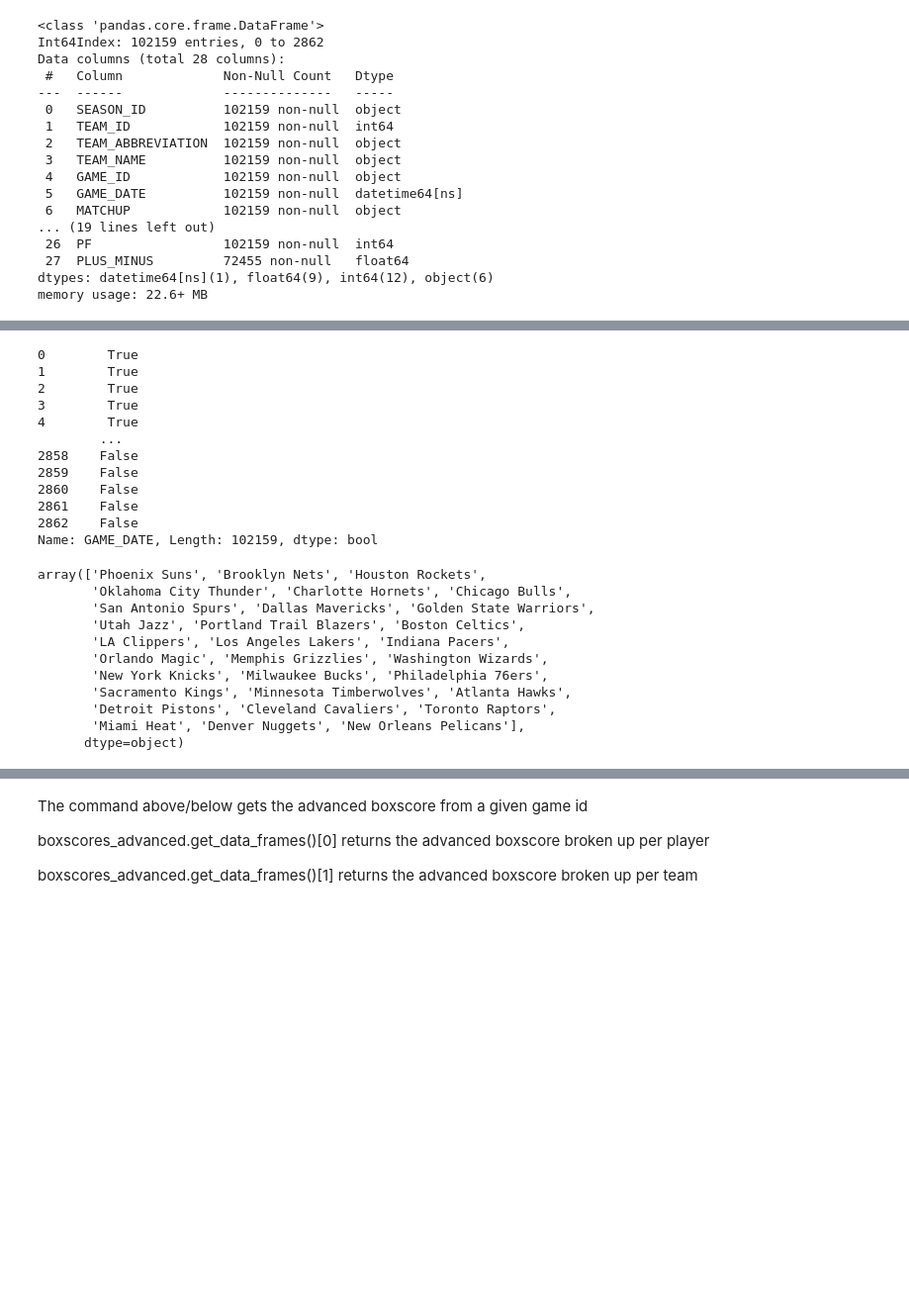
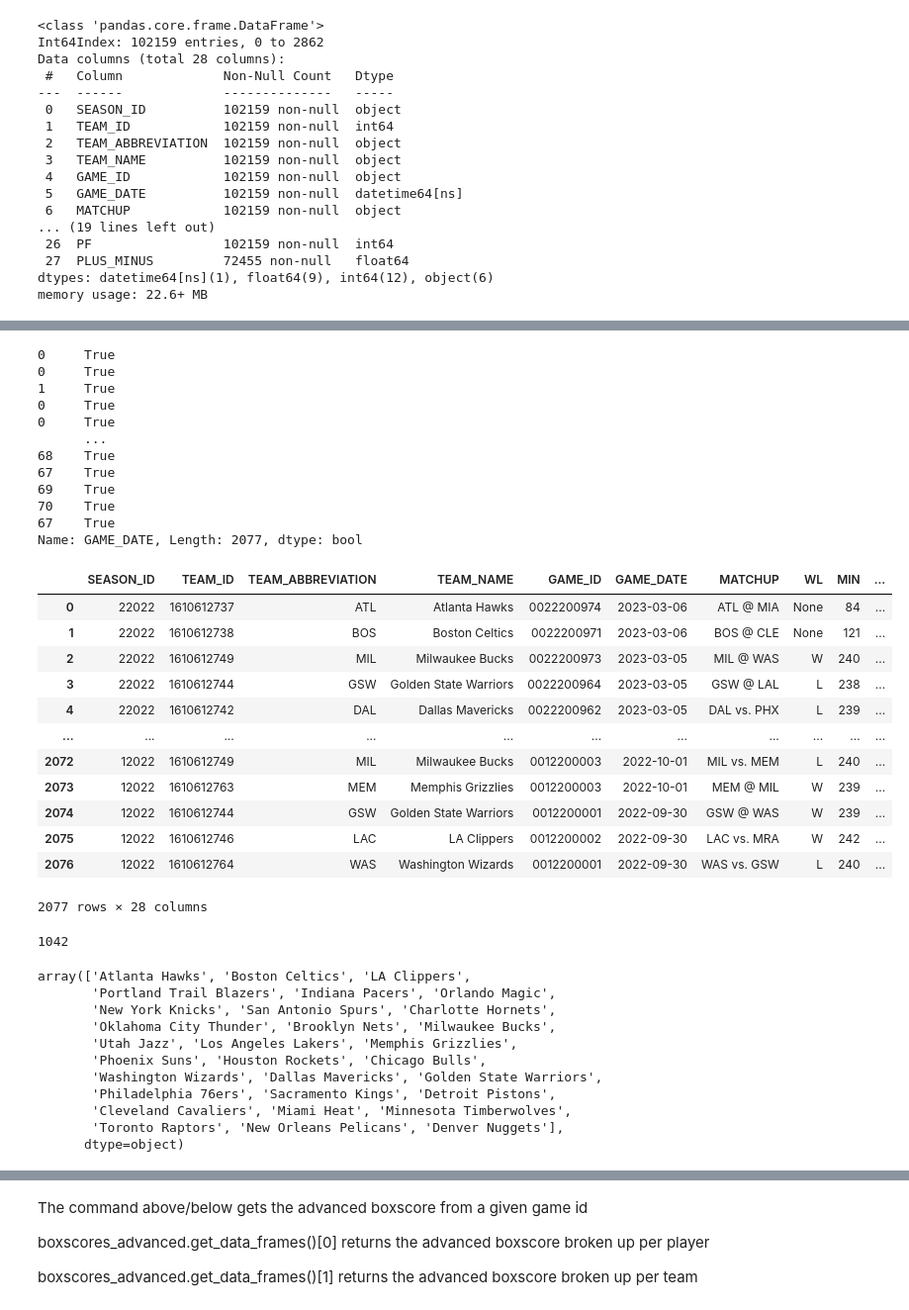
Before and after one commit to alecmatt5/nba_betting_analysis, a Jupyter notebook: nba_api_example.ipynb, the cells around one changed output, grey strips where cells are left out. Shown at 99% size. Drawn from its saved outputs; the diff is of its cells as text; code cells hidden in the pictures; blank space fills up the shorter version.

```diff
--- a/nba_api_example.ipynb
+++ b/nba_api_example.ipynb
@@ -34,3 +24,5 @@ games.head()
+# %%
+games.reset_index(drop=True, inplace=True)
 # %%
 games.info()
 # %% [output]
@@ -69,35 +61,54 @@ Name: PLUS_MINUS, Length: 102159, dtype: float64
 # %%
 games['GAME_DATE'] > "2015-09-01"
 # %% [output]
-0        True
-1        True
-2        True
-3        True
-4        True
-        ...
-2858    False
-2859    False
-2860    False
-2861    False
-2862    False
-Name: GAME_DATE, Length: 102159, dtype: bool
+0     True
+0     True
+1     True
+0     True
+0     True
+      ...
+68    True
+67    True
+69    True
+70    True
+67    True
+Name: GAME_DATE, Length: 2077, dtype: bool
 # %%
 games = games[games['GAME_DATE'] > "2022-09-01"].sort_values(by='GAME_DATE', ascending=False)
+# %%
+games
+# %% [output]
+|  | SEASON_ID | TEAM_ID | TEAM_ABBREVIATION | TEAM_NAME | GAME_ID | GAME_DATE | MATCHUP | WL | MIN | ... |
+| 0 | 22022 | 1610612737 | ATL | Atlanta Hawks | 0022200974 | 2023-03-06 | ATL @ MIA | None | 84 | ... |
+| 1 | 22022 | 1610612738 | BOS | Boston Celtics | 0022200971 | 2023-03-06 | BOS @ CLE | None | 121 | ... |
+| 2 | 22022 | 1610612749 | MIL | Milwaukee Bucks | 0022200973 | 2023-03-05 | MIL @ WAS | W | 240 | ... |
+| 3 | 22022 | 1610612744 | GSW | Golden State Warriors | 0022200964 | 2023-03-05 | GSW @ LAL | L | 238 | ... |
+| 4 | 22022 | 1610612742 | DAL | Dallas Mavericks | 0022200962 | 2023-03-05 | DAL vs. PHX | L | 239 | ... |
+| ... | ... | ... | ... | ... | ... | ... | ... | ... | ... | ... |
+| 2072 | 12022 | 1610612749 | MIL | Milwaukee Bucks | 0012200003 | 2022-10-01 | MIL vs. MEM | L | 240 | ... |
+| 2073 | 12022 | 1610612763 | MEM | Memphis Grizzlies | 0012200003 | 2022-10-01 | MEM @ MIL | W | 239 | ... |
+| 2074 | 12022 | 1610612744 | GSW | Golden State Warriors | 0012200001 | 2022-09-30 | GSW @ WAS | W | 239 | ... |
+| 2075 | 12022 | 1610612746 | LAC | LA Clippers | 0012200002 | 2022-09-30 | LAC vs. MRA | W | 242 | ... |
+| 2076 | 12022 | 1610612764 | WAS | Washington Wizards | 0012200001 | 2022-09-30 | WAS vs. GSW | L | 240 | ... |
+2077 rows × 28 columns
 # %%
 game_ids = games['GAME_ID'].unique().tolist()
+len(game_ids)
+# %% [output]
+1042
 # %%
 games['TEAM_NAME'].unique()
 # %% [output]
-array(['Phoenix Suns', 'Brooklyn Nets', 'Houston Rockets',
-       'Oklahoma City Thunder', 'Charlotte Hornets', 'Chicago Bulls',
-       'San Antonio Spurs', 'Dallas Mavericks', 'Golden State Warriors',
-       'Utah Jazz', 'Portland Trail Blazers', 'Boston Celtics',
-       'LA Clippers', 'Los Angeles Lakers', 'Indiana Pacers',
-       'Orlando Magic', 'Memphis Grizzlies', 'Washington Wizards',
-       'New York Knicks', 'Milwaukee Bucks', 'Philadelphia 76ers',
-       'Sacramento Kings', 'Minnesota Timberwolves', 'Atlanta Hawks',
-       'Detroit Pistons', 'Cleveland Cavaliers', 'Toronto Raptors',
-       'Miami Heat', 'Denver Nuggets', 'New Orleans Pelicans'],
+array(['Atlanta Hawks', 'Boston Celtics', 'LA Clippers',
+       'Portland Trail Blazers', 'Indiana Pacers', 'Orlando Magic',
+       'New York Knicks', 'San Antonio Spurs', 'Charlotte Hornets',
+       'Oklahoma City Thunder', 'Brooklyn Nets', 'Milwaukee Bucks',
+       'Utah Jazz', 'Los Angeles Lakers', 'Memphis Grizzlies',
+       'Phoenix Suns', 'Houston Rockets', 'Chicago Bulls',
+       'Washington Wizards', 'Dallas Mavericks', 'Golden State Warriors',
+       'Philadelphia 76ers', 'Sacramento Kings', 'Detroit Pistons',
+       'Cleveland Cavaliers', 'Miami Heat', 'Minnesota Timberwolves',
+       'Toronto Raptors', 'New Orleans Pelicans', 'Denver Nuggets'],
       dtype=object)
 # %%
 from nba_api.stats.endpoints import boxscoreadvancedv2
```
Also changed, not shown: parts of 16 cells of this notebook, 3 other files.
